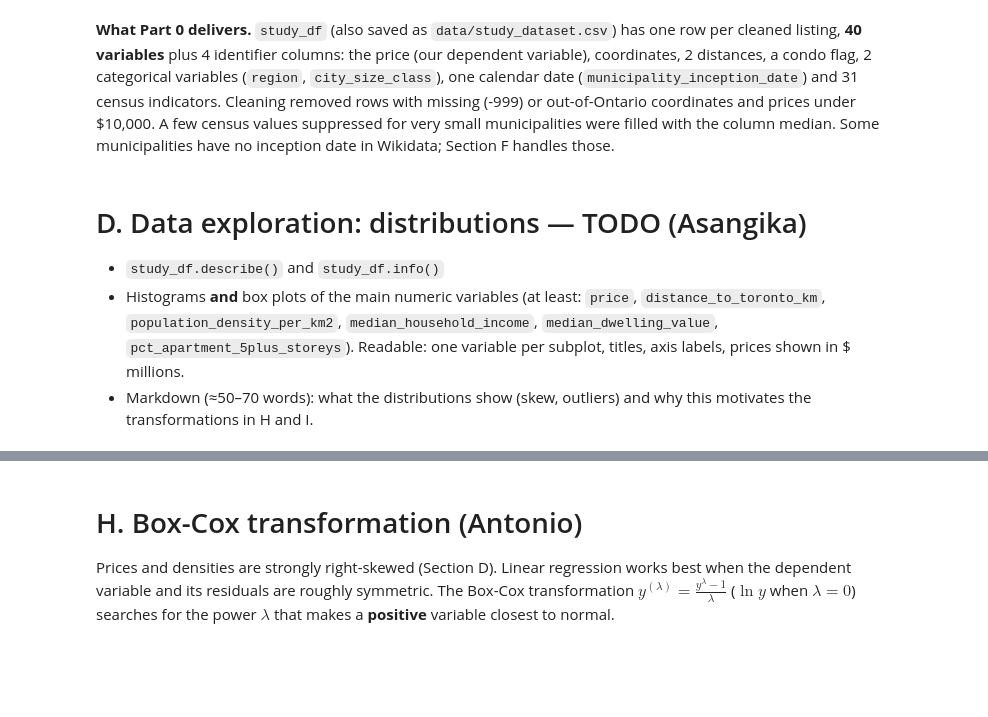
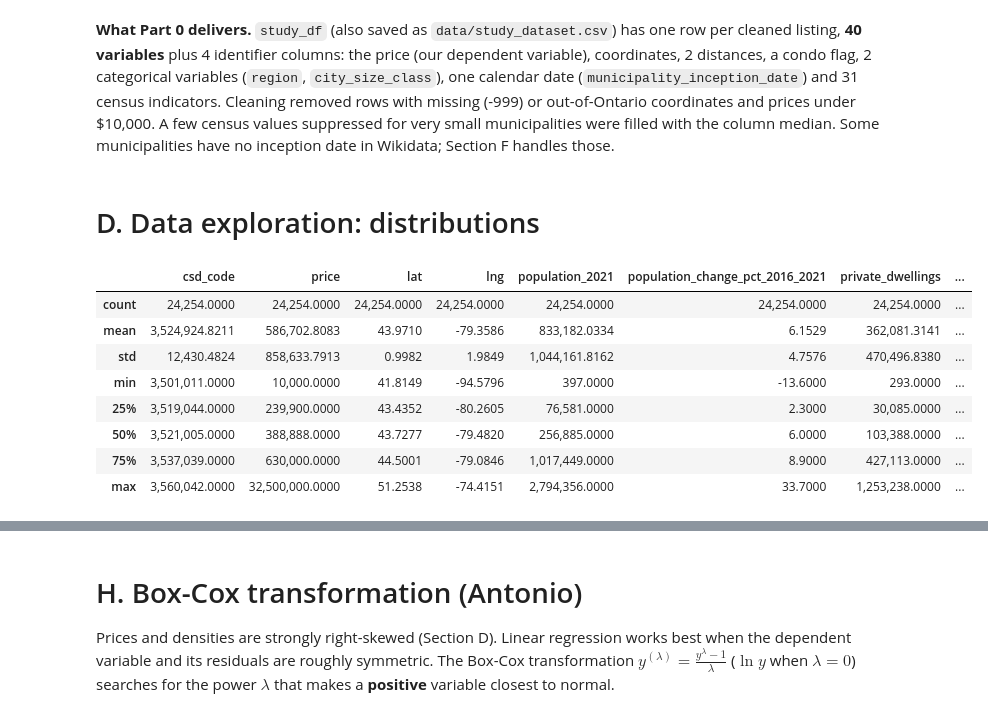
Before and after one commit to antoniosg2025-stack/PROG8431_Group5, a Jupyter notebook: ProblemAnalysisWorkshopC/Workshop_C_Linear_Regression.ipynb, the cells around one changed output, grey strips where cells are left out. Drawn from its saved outputs; the diff is of its cells as text; code cells hidden in the pictures; blank space fills up the shorter version.

Commit message:
Add research question, setup documentation, data exploration, and data preprocessing

```diff
--- a/ProblemAnalysisWorkshopC/Workshop_C_Linear_Regression.ipynb
+++ b/ProblemAnalysisWorkshopC/Workshop_C_Linear_Regression.ipynb
@@ -223,11 +254,18 @@ indicators. Cleaning removed rows with missing (-999) or out-of-Ontario coordina
 A few census values suppressed for very small municipalities were filled with the column median. Some municipalities have
 no inception date in Wikidata; Section F handles those.
 # %% [markdown]
-<!-- PART 1 – OWNER: Asangika -->
-# D. Data exploration: distributions — TODO (Asangika)
-
-* `study_df.describe()` and `study_df.info()`
-* Histograms **and** box plots of the main numeric variables (at least: `price`, `distance_to_toronto_km`,
-  `population_density_per_km2`, `median_household_income`, `median_dwelling_value`, `pct_apartment_5plus_storeys`).
-  Readable: one variable per subplot, titles, axis labels, prices shown in $ millions.
-* Markdown (≈50–70 words): what the distributions show (skew, outliers) and why this motivates the transformations in H and I.
+# D. Data exploration: distributions
+# %%
+# Descriptive statistics of the dataset
+
+study_df.describe()
+# %% [output]
+|  | csd_code | price | lat | lng | population_2021 | population_change_pct_2016_2021 | private_dwellings | ... |
+| count | 24,254.0000 | 24,254.0000 | 24,254.0000 | 24,254.0000 | 24,254.0000 | 24,254.0000 | 24,254.0000 | ... |
+| mean | 3,524,924.8211 | 586,702.8083 | 43.9710 | -79.3586 | 833,182.0334 | 6.1529 | 362,081.3141 | ... |
+| std | 12,430.4824 | 858,633.7913 | 0.9982 | 1.9849 | 1,044,161.8162 | 4.7576 | 470,496.8380 | ... |
+| min | 3,501,011.0000 | 10,000.0000 | 41.8149 | -94.5796 | 397.0000 | -13.6000 | 293.0000 | ... |
+| 25% | 3,519,044.0000 | 239,900.0000 | 43.4352 | -80.2605 | 76,581.0000 | 2.3000 | 30,085.0000 | ... |
+| 50% | 3,521,005.0000 | 388,888.0000 | 43.7277 | -79.4820 | 256,885.0000 | 6.0000 | 103,388.0000 | ... |
+| 75% | 3,537,039.0000 | 630,000.0000 | 44.5001 | -79.0846 | 1,017,449.0000 | 8.9000 | 427,113.0000 | ... |
+| max | 3,560,042.0000 | 32,500,000.0000 | 51.2538 | -74.4151 | 2,794,356.0000 | 33.7000 | 1,253,238.0000 | ... |
```
Also changed, not shown: parts of 29 cells of this notebook.
